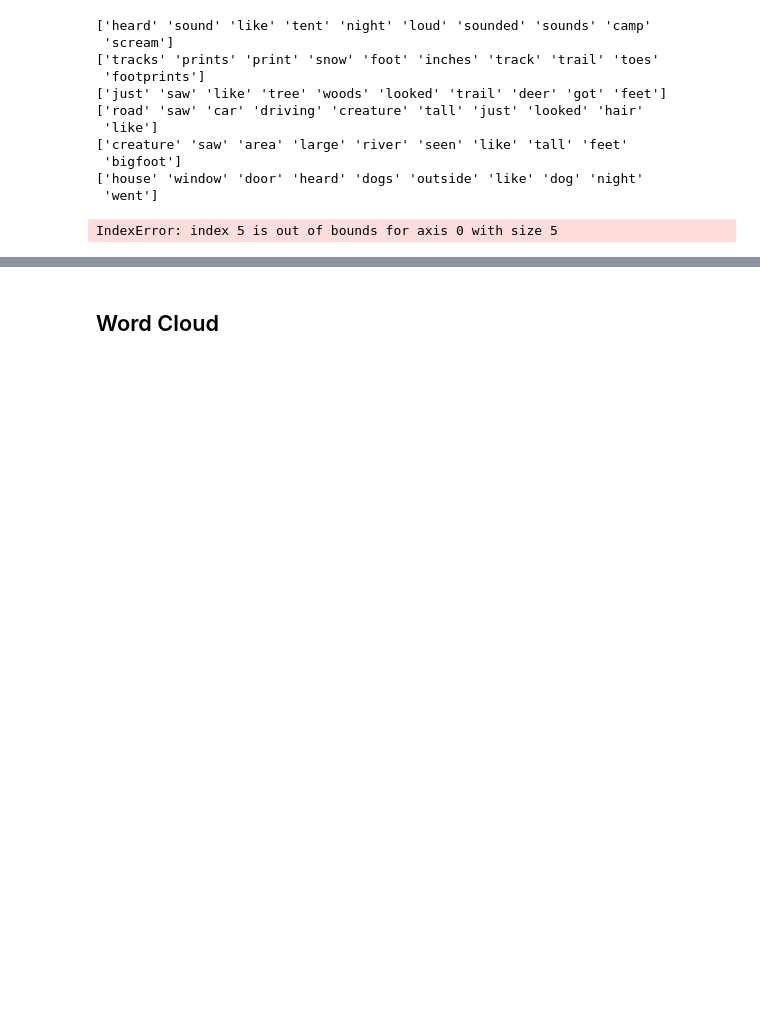
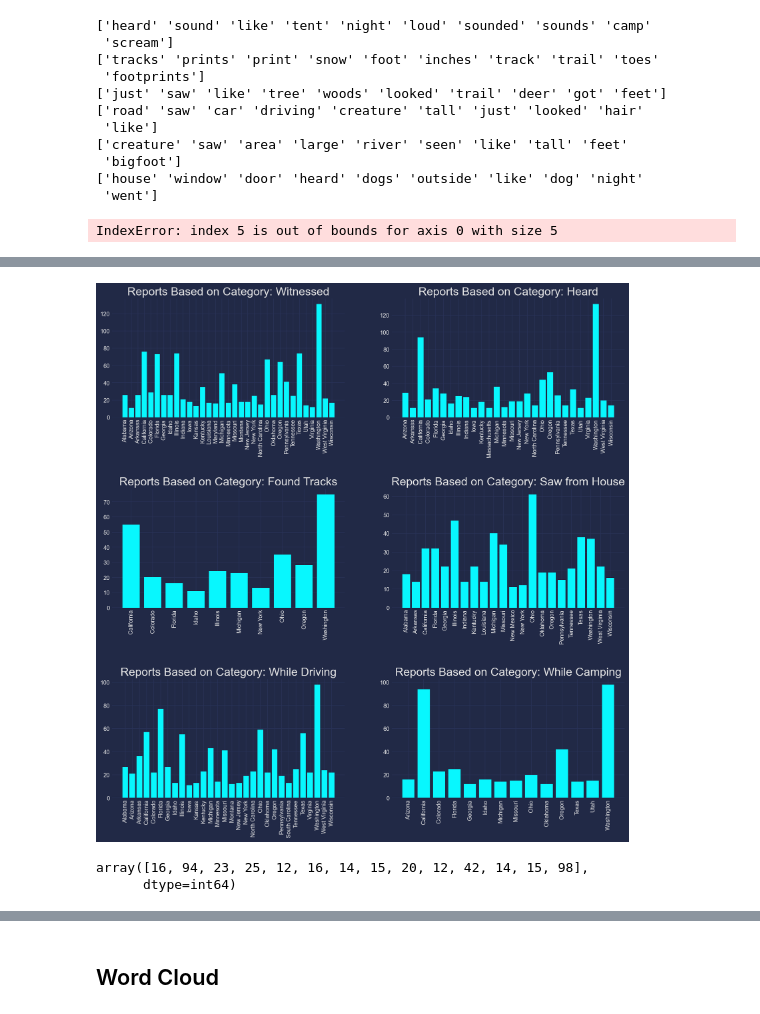
Before and after one commit to rasbot/bigfoot-sighting-generator, a Jupyter notebook: EDA.ipynb, the cells around one changed output, grey strips where cells are left out. Saved outputs shown, nothing was run; the diff lists cells and outputs as text; code cells hidden in the pictures; blank space fills up the shorter version.

```diff
--- a/EDA.ipynb
+++ b/EDA.ipynb
@@ -159,3 +289,5 @@ nmf.reconstruction_err_
 observed_df.to_csv('data/nlp_observed_df.csv')
 # %%
 observed_df = pd.read_csv('data/nlp_observed_df.csv')
+# %%
+observed_df = observed_df.rename(columns={'Unnamed: 0': 'id'})
@@ -161,0 +303,22 @@ observed_df = pd.read_csv('data/nlp_observed_df.csv')
+# %%
+fig, axs = plt.subplots(3,2, figsize=(16,16))
+plt.subplots_adjust(hspace=0.6)
+for idx, ax in enumerate(axs.flatten()):
+    lab = labels[idx]
+    samp = observed_df[observed_df['label_NMF'] == lab]
+    states = samp.groupby('STATE').count()['id']
+    states = states[states.values > 10]
+    ax.bar(states.index, states.values)
+    for tick in ax.get_xticklabels():
+        tick.set_rotation(90)
+    title = 'Reports Based on Category: ' + lab
+    ax.set_title(title, fontsize=20)
+plt.show()
+fig.savefig('images/labels_er.png', bbox_inches='tight')
+# %% [output]
+[figure, added]
+# %%
+states.values
+# %% [output]
+array([16, 94, 23, 25, 12, 16, 14, 15, 20, 12, 42, 14, 15, 98],
+      dtype=int64)
```
Also changed, not shown: parts of 13 cells of this notebook.
